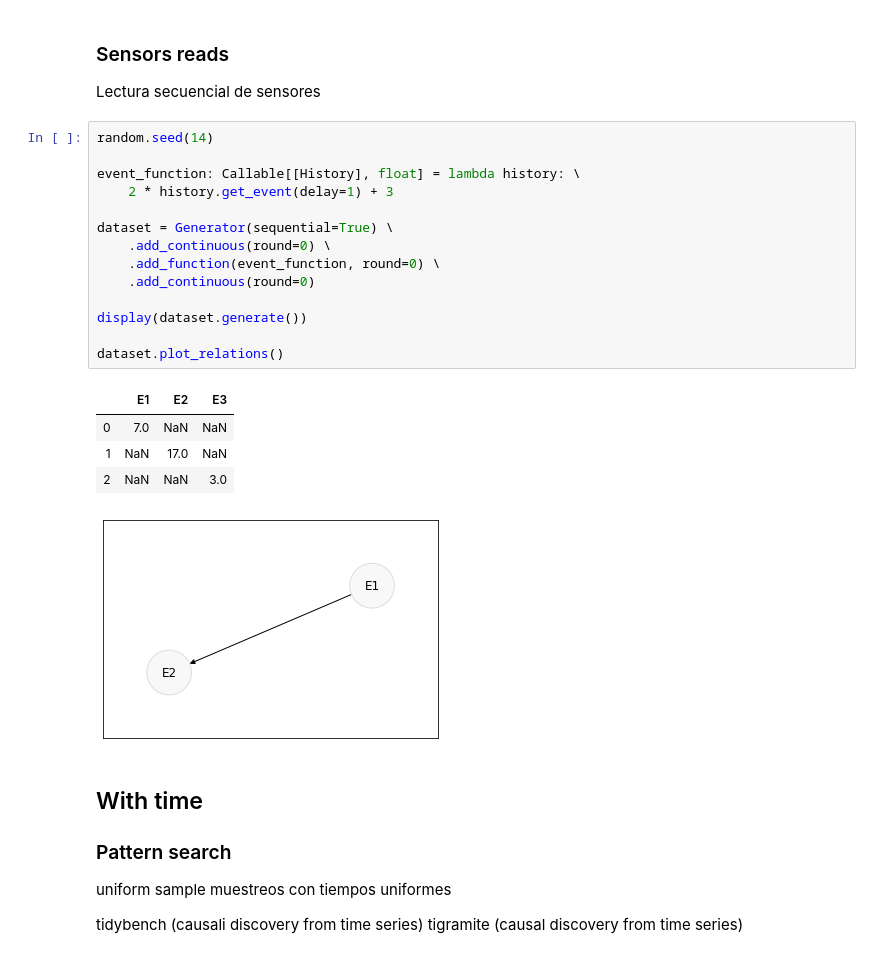
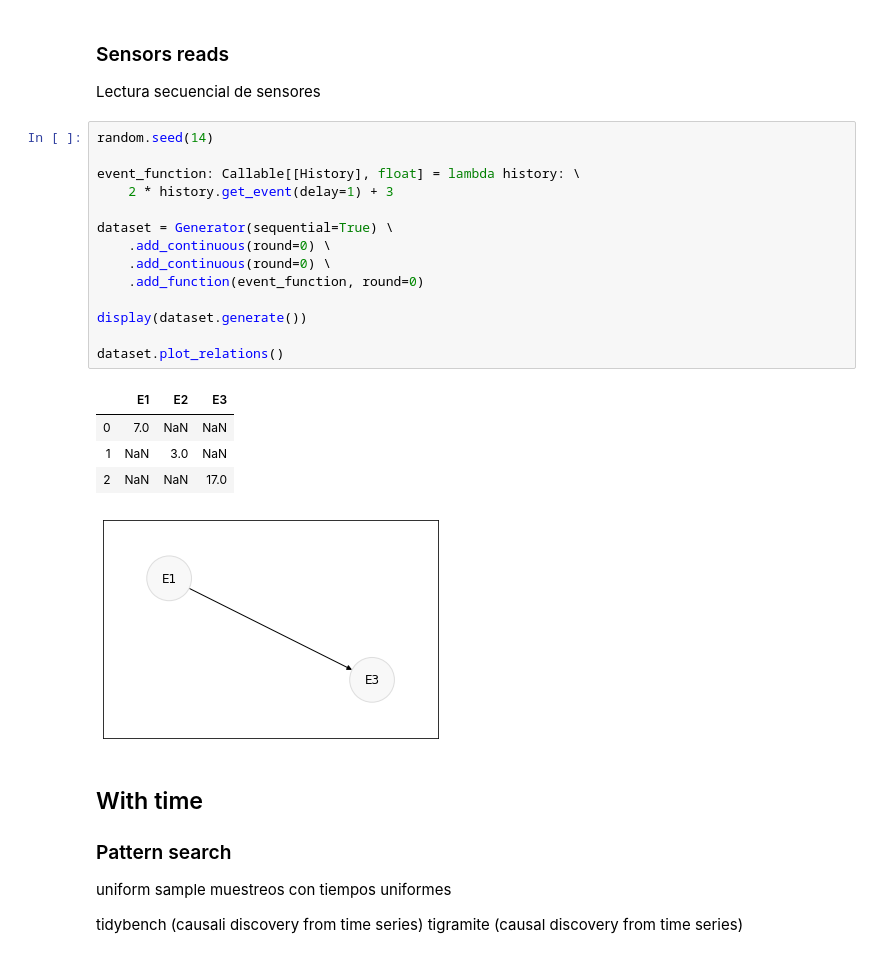
Before and after one commit to AdrienFelipe/Causal-discovery-Unit-testing, a Jupyter notebook: Untitled.ipynb, the cells around one changed output. Drawn from its saved outputs; the diff is of its cells as text.

```diff
--- a/Untitled.ipynb
+++ b/Untitled.ipynb
@@ -100,23 +100,23 @@ Lectura secuencial de sensores
 # %%
 random.seed(14)
 
 event_function: Callable[[History], float] = lambda history: \
     2 * history.get_event(delay=1) + 3
 
 dataset = Generator(sequential=True) \
     .add_continuous(round=0) \
-    .add_function(event_function, round=0) \
-    .add_continuous(round=0)
+    .add_continuous(round=0) \
+    .add_function(event_function, round=0)
 
 display(dataset.generate())
 
 dataset.plot_relations()
 # %% [output]
 |  | E1 | E2 | E3 |
 | 0 | 7.0 | NaN | NaN |
-| 1 | NaN | 17.0 | NaN |
-| 2 | NaN | NaN | 3.0 |
+| 1 | NaN | 3.0 | NaN |
+| 2 | NaN | NaN | 17.0 |
-[figure, old version]
+[figure, new version]
 # %% [markdown]
 ## With time
 ### Pattern search
```
Also changed, not shown: parts of 17 cells of this notebook, 7 other files.
